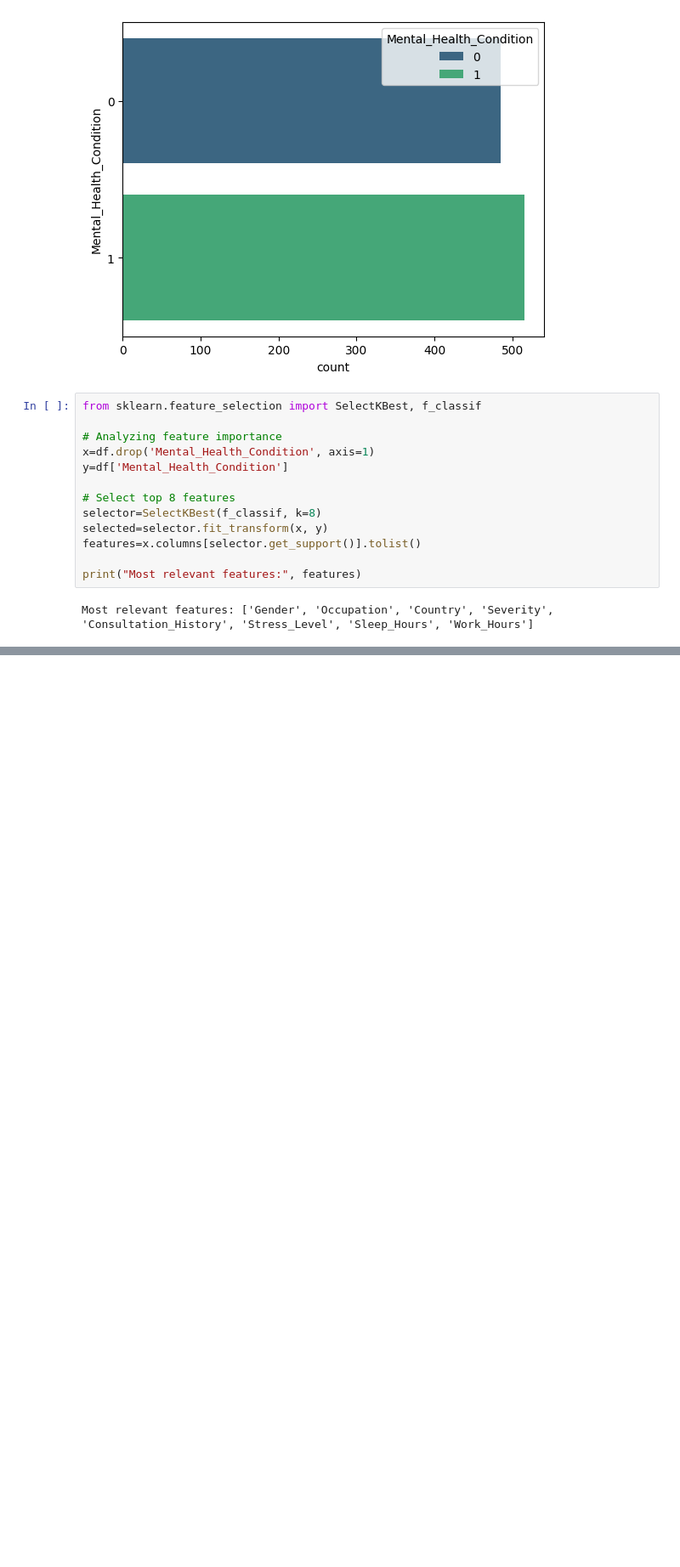
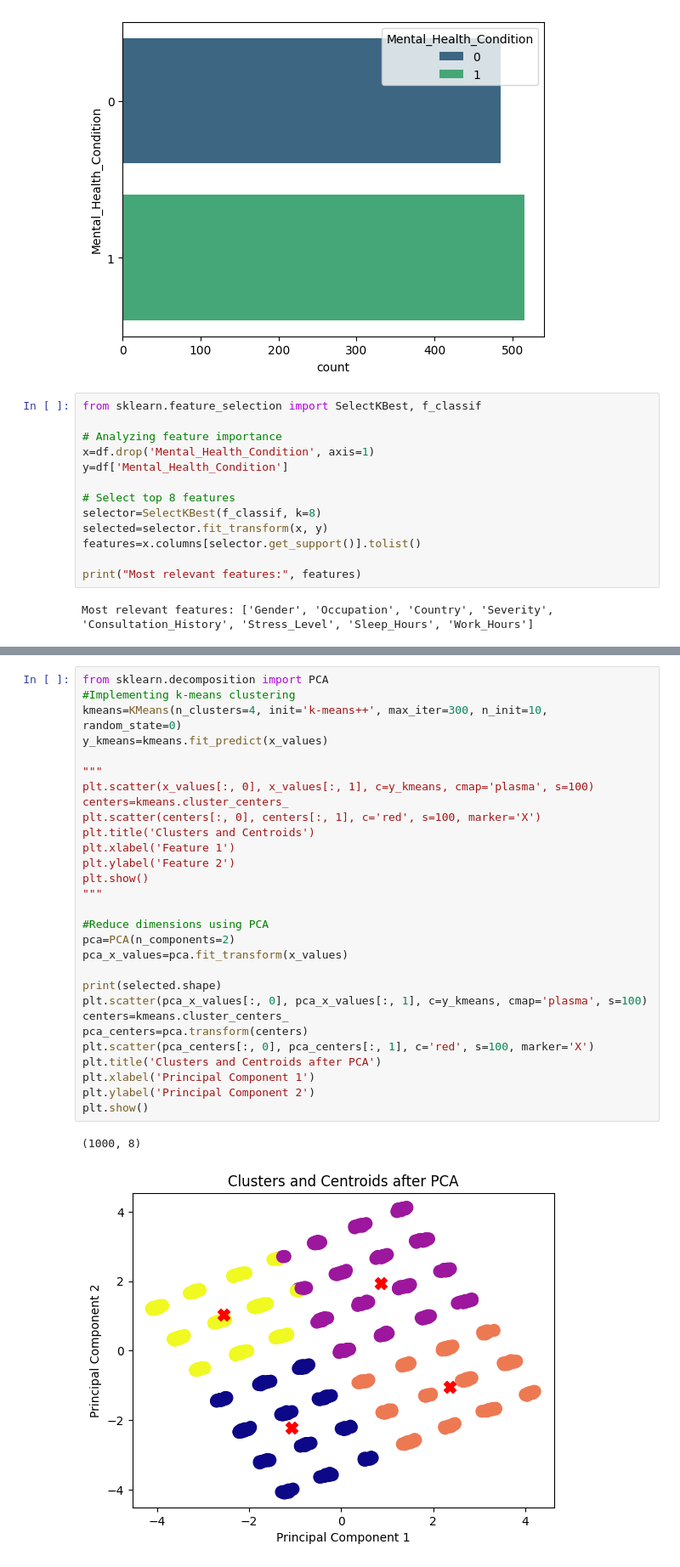
Before and after one commit to Altaryu/BUS0007_TermProject, a Jupyter notebook: BUS0007_TermProjectPredictiveStatistics_EGarl.ipynb, the cells around one changed output, grey strips where cells are left out. Shown at 85% size. Drawn from its saved outputs; the diff is of its cells as text; blank space fills up the shorter version.

```diff
--- a/BUS0007_TermProjectPredictiveStatistics_EGarl.ipynb
+++ b/BUS0007_TermProjectPredictiveStatistics_EGarl.ipynb
@@ -226,0 +259,32 @@ plt.show()
+# %%
+from sklearn.decomposition import PCA
+#Implementing k-means clustering
+kmeans=KMeans(n_clusters=4, init='k-means++', max_iter=300, n_init=10, random_state=0)
+y_kmeans=kmeans.fit_predict(x_values)
+
+"""
+plt.scatter(x_values[:, 0], x_values[:, 1], c=y_kmeans, cmap='plasma', s=100)
+centers=kmeans.cluster_centers_
+plt.scatter(centers[:, 0], centers[:, 1], c='red', s=100, marker='X')
+plt.title('Clusters and Centroids')
+plt.xlabel('Feature 1')
+plt.ylabel('Feature 2')
+plt.show()
+"""
+
+#Reduce dimensions using PCA
+pca=PCA(n_components=2)
+pca_x_values=pca.fit_transform(x_values)
+
+print(selected.shape)
+plt.scatter(pca_x_values[:, 0], pca_x_values[:, 1], c=y_kmeans, cmap='plasma', s=100)
+centers=kmeans.cluster_centers_
+pca_centers=pca.transform(centers)
+plt.scatter(pca_centers[:, 0], pca_centers[:, 1], c='red', s=100, marker='X')
+plt.title('Clusters and Centroids after PCA')
+plt.xlabel('Principal Component 1')
+plt.ylabel('Principal Component 2')
+plt.show()
+# %% [output]
+(1000, 8)
+[figure, added]
```
Also changed, not shown: parts of 6 cells of this notebook.
